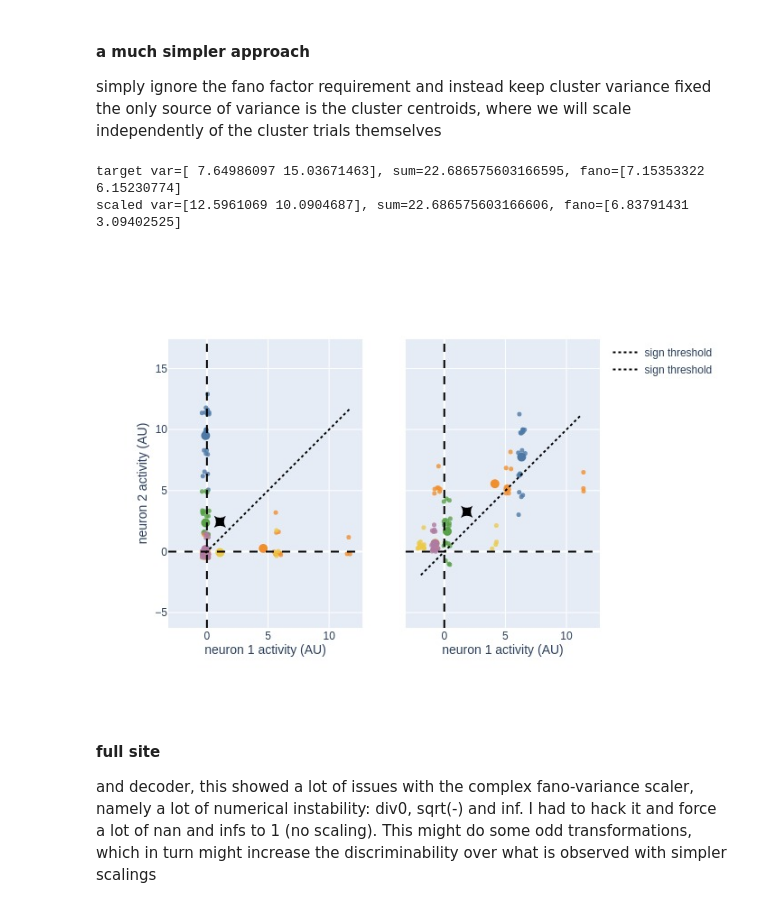
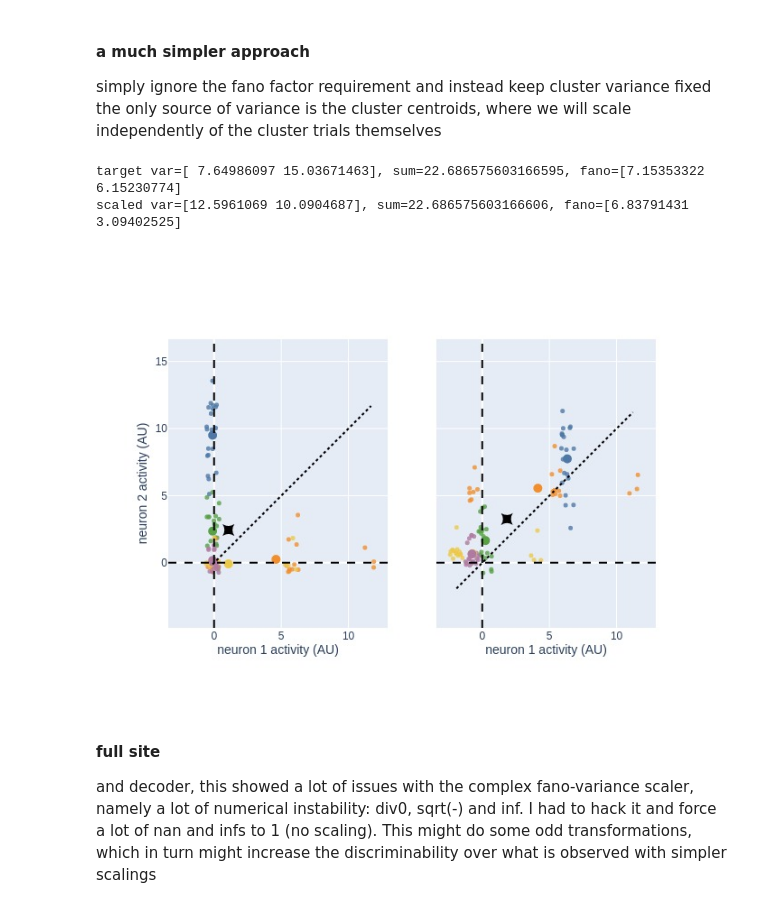
Before and after one commit to Mateo-Lopez-Espejo/context_probe_analysis, a Jupyter notebook: notebooks/221219_decoder.ipynb, the cells around one changed output. Drawn from its saved outputs; the diff is of its cells as text; code cells hidden in the pictures.

```diff
--- a/notebooks/221219_decoder.ipynb
+++ b/notebooks/221219_decoder.ipynb
@@ -780,14 +800,14 @@ of the cluster trials themselves
 # %%
 test_scaled2 = diag_and_scale(test_raster, mode='mean_var', verbose=True)
 scaled_var2 = test_scaled2.var(axis=(0,2,3,4))
 scaled_fano2 = fano(test_scaled2, axis=(0,2,3,4))
 
-fig = plot_eg_diag([test_raster, test_scaled2])
+fig = plot_eg_diag([test_raster, test_scaled2], jitter=0.5)
 fig.show(renderer='jpeg')
 # %% [output]
 target var=[ 7.64986097 15.03671463], sum=22.686575603166595, fano=[7.15353322 6.15230774]
 scaled var=[12.5961069 10.0904687], sum=22.686575603166606, fano=[6.83791431 3.09402525]
-[figure, old version]
+[figure, new version]
 # %% [markdown]
 #### full site
 and decoder, this showed a lot of issues with the complex fano-variance scaler, namely a lot of numerical instability:
```
Also changed, not shown: parts of 32 cells of this notebook, 2 other files.
